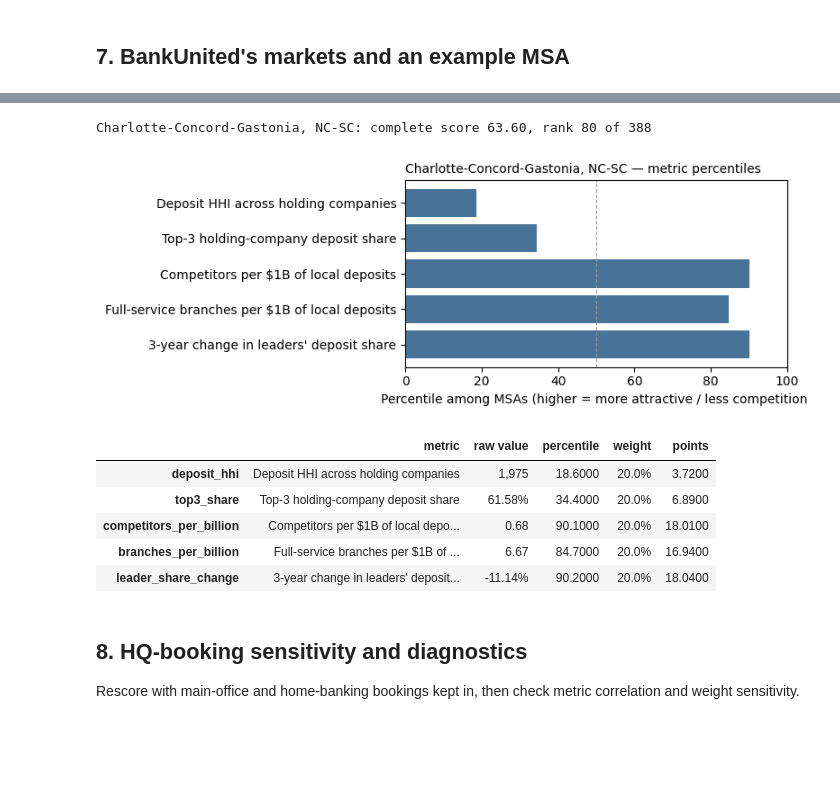
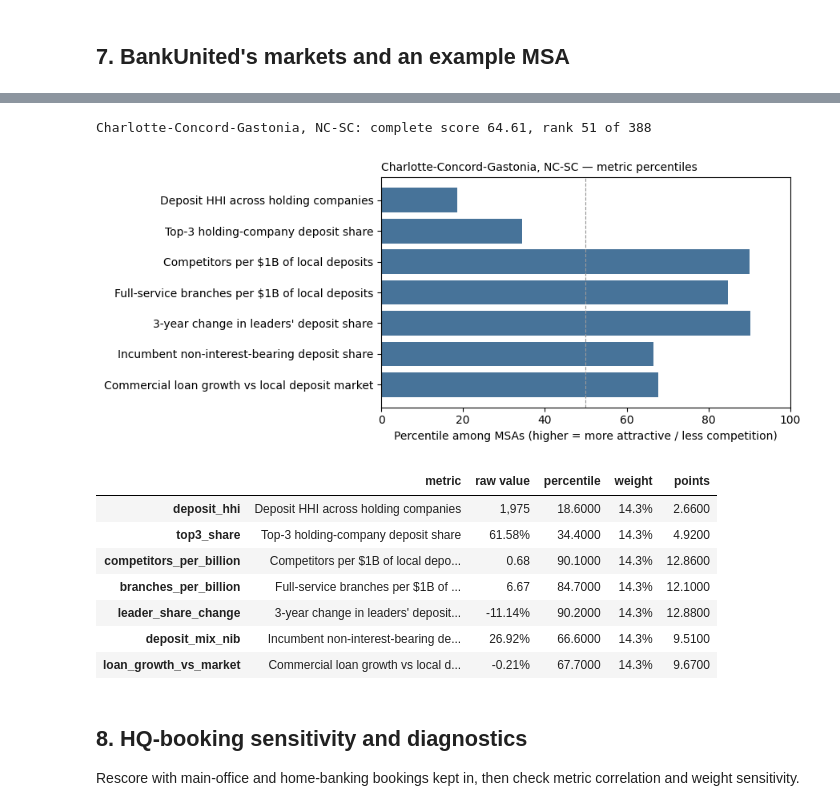
Before and after one commit to Kottakotavenkatakeerthika/bankunited-market-expansion, a Jupyter notebook: notebooks/pillar3_competition.ipynb, the cells around one changed output, grey strips where cells are left out. Cells and saved outputs as stored; diff of their text form; code cells hidden in the pictures; blank space fills up the shorter version.

```diff
--- a/notebooks/pillar3_competition.ipynb
+++ b/notebooks/pillar3_competition.ipynb
@@ -130,18 +131,22 @@ Baseline = equal weight on all five  metrics. Direction is **Lower** = more attr
 # %%
 WEIGHTS = {
     # Concentration
-    "deposit_hhi":             1 / 5,   # P3-01
-    "top3_share":              1 / 5,   # P3-02
+    "deposit_hhi":             1 / 7,   # P3-01
+    "top3_share":              1 / 7,   # P3-02
     # Market thinness
-    "competitors_per_billion": 1 / 5,   # P3-03
-    "branches_per_billion":    1 / 5,   # P3-04
+    "competitors_per_billion": 1 / 7,   # P3-03
+    "branches_per_billion":    1 / 7,   # P3-04
     # Opening
-    "leader_share_change":     1 / 5,   # P3-07
+    "leader_share_change":     1 / 7,   # P3-07
+    # T26 additions
+    "deposit_mix_nib":         1 / 7,   # P3-08
+    "loan_growth_vs_market":   1 / 7,   # P3-09
 }
 
 SETTINGS = {
     "score_year": 2024,
     "hq_adjusted": True,   # exclude main-office + home-banking bookings
+    "data_version": "data-v0.5",
 }
 EXAMPLE_CBSA = "16740"   # Charlotte
 PILLAR_TAG = "pillar3"
@@ -155,6 +160,6 @@ universe = (
 CBSAS = list(universe.index)
 TITLE = universe.cbsa_title.to_dict()
 N_MSA = len(CBSAS)
-print(f"universe: {N_MSA} MSAs in {SETTINGS['score_year']}")
+print(f"universe: {N_MSA} MSAs in {SETTINGS['score_year']} ({SETTINGS['data_version']})")
 print("edit WEIGHTS above, then Run All to rescore")
 # %% [output]
@@ -184,6 +191,10 @@ REGISTRY = pd.DataFrame([
      "bank_msa_year SOD", "available", "P3-04"),
     ("leader_share_change", "3-year change in leaders' deposit share", "Opening", "Lower", "2021→2024",
      "bank_msa_year SOD", "available", "P3-07"),
+    ("deposit_mix_nib", "Incumbent non-interest-bearing deposit share", "mix", "Higher", "June 2024",
+     "bank_quarter NIB × bank_msa_year SOD", "available", "P3-08"),
+    ("loan_growth_vs_market", "Commercial loan growth vs local deposit market", "growth", "Higher", "2019→2024 CAGR gap",
+     "bank_quarter C&I+CRE + bank_msa_year SOD", "available", "P3-09"),
 ], columns=["key", "label", "group", "direction", "period", "source", "status", "metric_id"]).set_index("key")
 
 EFFECTIVE = check_weights(WEIGHTS, REGISTRY)
@@ -233,7 +255,7 @@ All required columns and periods present: SOD 2024, SOD 2021 (for P3-07)
 
 SOD competition metrics (HQ-adjusted by default). Competitors = top holding companies. Built with `src/pillar3_competition.compute_all`, then scored in this notebook.
 # %%
-tables = {"msa_year": msa_year, "bank_msa_year": bank_msa_year}
+tables = {"msa_year": msa_year, "bank_msa_year": bank_msa_year, "bank_quarter": bank_quarter}
 long = p3.compute_all(tables, hq_adjusted=SETTINGS["hq_adjusted"])
 wide = p3.to_wide(long)
 snap = wide[wide["year"] == SETTINGS["score_year"]].set_index("cbsa_code").reindex(CBSAS)
@@ -264,6 +288,8 @@ FORMAT = {
     "competitors_per_billion": FMT_NUM,
     "branches_per_billion": FMT_NUM,
     "leader_share_change": FMT_PCT,
+    "deposit_mix_nib": FMT_PCT,
+    "loan_growth_vs_market": FMT_PCT,
 }
 metrics.join(pd.Series(TITLE, name="msa")).set_index("msa", append=True).loc[:, ACTIVE].head(10)
 # %% [output]
@@ -348,39 +374,41 @@ bu_markets.sort_values("rank").round(2)
 # %%
 ex = EXAMPLE_CBSA
 breakdown = pd.DataFrame({
     "metric": REGISTRY.loc[ACTIVE, "label"],
     "raw value": [FORMAT[k](metrics.loc[ex, k]) for k in ACTIVE],
     "percentile": P.loc[ex, ACTIVE].round(1),
     "weight": [f"{EFFECTIVE[k]:.1%}" for k in ACTIVE],
     "points": contrib.loc[ex, ACTIVE].round(2),
 })
 print(
     f"{TITLE[ex]}: complete score {results.loc[ex, 'complete_score']:.2f}, "
     f"rank {results.loc[ex, 'rank']:.0f} of {int(results['rank'].notna().sum())}"
 )
 try:
     import matplotlib.pyplot as plt
-    fig, ax = plt.subplots(figsize=(8, 0.4 * len(ACTIVE) + 1))
+    fig, ax = plt.subplots(figsize=(9, 0.4 * len(ACTIVE) + 1))
     b = breakdown.iloc[::-1]
     ax.barh(b["metric"], b["percentile"], color="#477399")
     ax.axvline(50, color="#999", lw=0.8, ls="--")
     ax.set_xlim(0, 100)
     ax.set_xlabel("Percentile among MSAs (higher = more attractive / less competition)")
     ax.set_title(f"{TITLE[ex]} — metric percentiles", loc="left", fontsize=10)
     plt.tight_layout()
     plt.show()
 except ImportError:
     print("matplotlib not installed; table only.")
 breakdown
 # %% [output]
-Charlotte-Concord-Gastonia, NC-SC: complete score 63.60, rank 80 of 388
+Charlotte-Concord-Gastonia, NC-SC: complete score 64.61, rank 51 of 388
-[figure, old version]
+[figure, new version]
 |  | metric | raw value | percentile | weight | points |
-| deposit_hhi | Deposit HHI across holding companies | 1,975 | 18.6000 | 20.0% | 3.7200 |
-| top3_share | Top-3 holding-company deposit share | 61.58% | 34.4000 | 20.0% | 6.8900 |
-| competitors_per_billion | Competitors per $1B of local depo... | 0.68 | 90.1000 | 20.0% | 18.0100 |
-| branches_per_billion | Full-service branches per $1B of ... | 6.67 | 84.7000 | 20.0% | 16.9400 |
-| leader_share_change | 3-year change in leaders' deposit... | -11.14% | 90.2000 | 20.0% | 18.0400 |
+| deposit_hhi | Deposit HHI across holding companies | 1,975 | 18.6000 | 14.3% | 2.6600 |
+| top3_share | Top-3 holding-company deposit share | 61.58% | 34.4000 | 14.3% | 4.9200 |
+| competitors_per_billion | Competitors per $1B of local depo... | 0.68 | 90.1000 | 14.3% | 12.8600 |
+| branches_per_billion | Full-service branches per $1B of ... | 6.67 | 84.7000 | 14.3% | 12.1000 |
+| leader_share_change | 3-year change in leaders' deposit... | -11.14% | 90.2000 | 14.3% | 12.8800 |
+| deposit_mix_nib | Incumbent non-interest-bearing de... | 26.92% | 66.6000 | 14.3% | 9.5100 |
+| loan_growth_vs_market | Commercial loan growth vs local d... | -0.21% | 67.7000 | 14.3% | 9.6700 |
 # %% [markdown]
 ## 8. HQ-booking sensitivity and diagnostics
 
```
Also changed, not shown: parts of 18 cells of this notebook.
